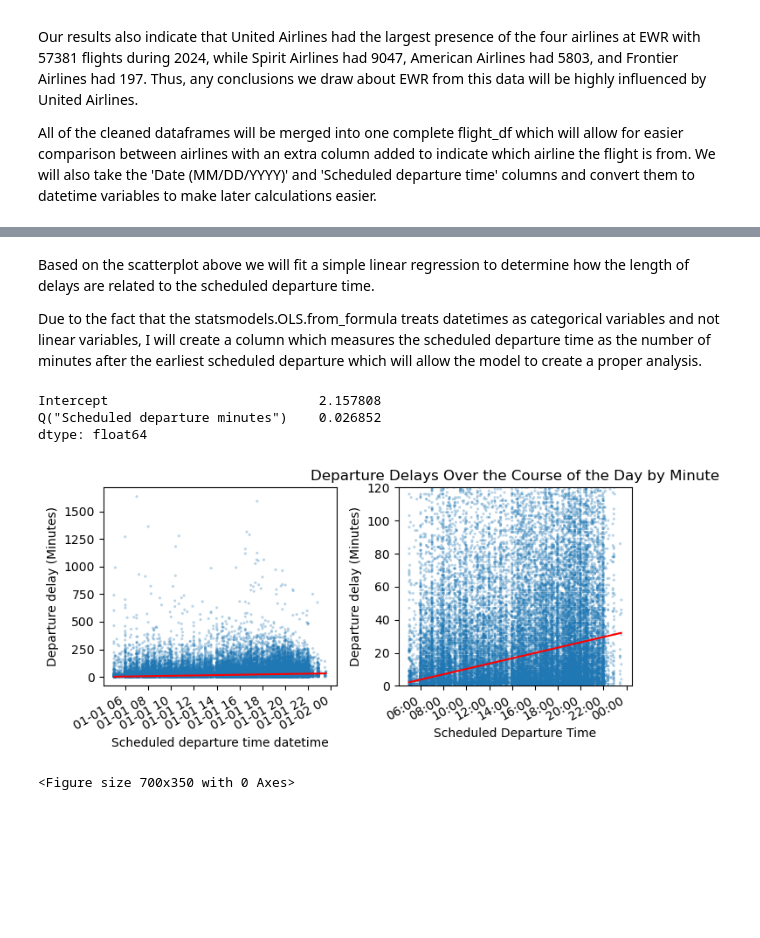
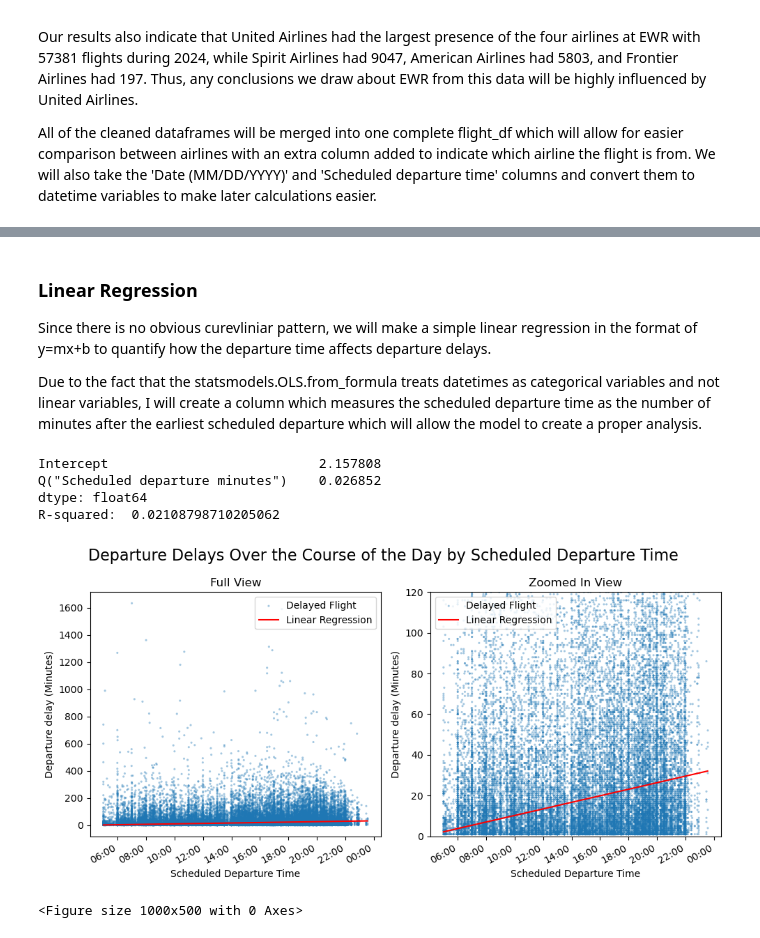
Before and after one commit to grace-blip/Newark_Airport_Delays, a Jupyter notebook: Delay_Analysis.ipynb, the cells around one changed output, grey strips where cells are left out. Saved outputs shown, nothing was run; the diff lists cells and outputs as text; code cells hidden in the pictures; blank space fills up the shorter version.

```diff
--- a/Delay_Analysis.ipynb
+++ b/Delay_Analysis.ipynb
@@ -205,13 +215,23 @@ In this section we will first look at how the length departure delays relate to
 # Add a column titled Positive Delay which will be a binary variable indicating if the delay was greater than 0 minutes
 flight_df['Positive Delay'] = [False if delay <= 0 else True for delay in flight_df['Departure delay (Minutes)']]
 # %%
-#TODO: formatt this to look nicer, add a vertical histogram or boxplot or something to demonstrate how most delays are very small
+#Plot initial scatterplot of delay lengths over the course of the day
+plt.rcParams["figure.figsize"] = [10.0, 5.0]
+plt.rcParams["figure.autolayout"] = True
+f, axes = plt.subplots(1, 2)
 
-sns.scatterplot(data = flight_df.loc[flight_df['Positive Delay'] == True], x = 'Scheduled departure time datetime', y = 'Departure delay (Minutes)', alpha = 0.3, s=5, edgecolor='none')
-plt.gca().xaxis.set_major_formatter(DateFormatter("%H:%M"))
+#Create the histogram
+sns.histplot(data = flight_df.loc[flight_df['Positive Delay'] == True], x = 'Departure delay (Minutes)', ax = axes[0])
+axes[0].set_xlabel('Delay Length')
+axes[0].set_title('Number of Departure Delays by Length')
+
+# Create the scatterplot
+sns.scatterplot(data = flight_df.loc[flight_df['Positive Delay'] == True], x = 'Scheduled departure time datetime', y = 'Departure delay (Minutes)', alpha = 0.3, s=5, edgecolor='none', ax = axes[1])
+axes[1].xaxis.set_major_formatter(DateFormatter("%H:%M"))
 plt.gcf().autofmt_xdate()
-plt.xlabel('Scheduled Departure Time')
-plt.title('Departure Delays Over the Course of the Day by Minute')
+axes[1].set_xlabel('Scheduled Departure Time')
+axes[1].set_title('Departure Delays Over the Course of the Day by Minute')
+
 plt.show()
 plt.clf()
 # %% [output]
@@ -220,5 +245,8 @@ plt.clf()
 # %% [markdown]
-Based on the scatterplot above we will fit a simple linear regression to determine how the length of delays are related to the scheduled departure time.
+<a id='delay_day_time_plan_regression'></a>
+### Linear Regression
+
+Since there is no obvious curevliniar pattern, we will make a simple linear regression in the format of y=mx+b to quantify how the departure time affects departure delays.
 
 Due to the fact that the statsmodels.OLS.from_formula treats datetimes as categorical variables and not linear variables, I will create a column which measures the scheduled departure time as the number of minutes after the earliest scheduled departure which will allow the model to create a proper analysis.
 # %%
@@ -230,49 +258,55 @@ latest_flight_minutes_after_earliest = latest_minus_earliest_flight_datetime.tot
 
 flight_df['Scheduled departure minutes'] = (flight_df['Scheduled departure time datetime']-earliest_flight_datetime).dt.total_seconds()/60
 # %%
-# Create the delay model here:
+# Create the delay model
 delay_over_day_minutes_model = sm.OLS.from_formula('Q("Departure delay (Minutes)") ~ Q("Scheduled departure minutes")', data=flight_df)
-
-# Fit the model here:
+# Fit the delay model
 delay_over_day_minutes_results = delay_over_day_minutes_model.fit()
-
-# Print the coefficients here:
+# Pring the coefficients
 print(delay_over_day_minutes_results.params)
+# Print the r-squared value
+print('R-squared: ',delay_over_day_minutes_results.rsquared)
 # %% [output]
 Intercept                           2.157808
 Q("Scheduled departure minutes")    0.026852
 dtype: float64
+R-squared:  0.02108798710205062
 # %%
 # Plot the fitted model over the scatterplot
 
 # To plot the model we will create columns of the same times measured as minutes after the earliest flight, and as a datetime
 flight_departure_after_earliest_df=pd.DataFrame(range(0, int(latest_flight_minutes_after_earliest), 1), columns = ['Minutes'])
 flight_departure_after_earliest_df['TimeDelta'] = pd.to_timedelta(flight_departure_after_earliest_df['Minutes'], unit='m')
 flight_departure_after_earliest_df['Datetime'] = flight_departure_after_earliest_df['TimeDelta'] + earliest_flight_datetime
 
 #Plot the fitted model over the fully zoomed out scatterplot
-plt.rcParams["figure.figsize"] = [7.00, 3.50]
+plt.rcParams["figure.figsize"] = [10.0, 5.0]
 plt.rcParams["figure.autolayout"] = True
 f, axes = plt.subplots(1, 2)
-sns.scatterplot(data = flight_df.loc[flight_df['Positive Delay'] == True], x = 'Scheduled departure time datetime', y = 'Departure delay (Minutes)', alpha = 0.3, s=5, edgecolor='none',ax=axes[0])
-plt.gca().xaxis.set_major_formatter(DateFormatter("%H:%M"))
+
+sns.scatterplot(data = flight_df.loc[flight_df['Positive Delay'] == True], x = 'Scheduled departure time datetime', y = 'Departure delay (Minutes)', alpha = 0.4, s=5, edgecolor='none',ax=axes[0], label = 'Delayed Flight')
+axes[0].xaxis.set_major_formatter(DateFormatter("%H:%M"))
 plt.gcf().autofmt_xdate()
-sns.lineplot(x = flight_departure_after_earliest_df['Datetime'], y = delay_over_day_minutes_results.params[0]+delay_over_day_minutes_results.params[1]*flight_departure_after_earliest_df['Minutes'], color = 'red', ax=axes[0])
+sns.lineplot(x = flight_departure_after_earliest_df['Datetime'], y = delay_over_day_minutes_results.params.iloc[0]+delay_over_day_minutes_results.params.iloc[1]*flight_departure_after_earliest_df['Minutes'], color = 'red', ax=axes[0], label = 'Linear Regression')
+axes[0].set_xlabel('Scheduled Departure Time')
+axes[0].set_title('Full View')
 
 
 #Plot the fitted model over a more zoomed in scatterplot
-sns.scatterplot(data = flight_df.loc[flight_df['Positive Delay'] == True], x = 'Scheduled departure time datetime', y = 'Departure delay (Minutes)', alpha = 0.3, s=5, edgecolor='none',ax=axes[1])
+sns.scatterplot(data = flight_df.loc[flight_df['Positive Delay'] == True], x = 'Scheduled departure time datetime', y = 'Departure delay (Minutes)', alpha = 0.4, s=5, edgecolor='none',ax=axes[1], label = 'Delayed Flight')
 axes[1].set_ylim(0,120)
-plt.gca().xaxis.set_major_formatter(DateFormatter("%H:%M"))
+axes[1].xaxis.set_major_formatter(DateFormatter("%H:%M"))
 plt.gcf().autofmt_xdate()
-sns.lineplot(x = flight_departure_after_earliest_df['Datetime'], y = delay_over_day_minutes_results.params[0]+delay_over_day_minutes_results.params[1]*flight_departure_after_earliest_df['Minutes'], color = 'red', ax=axes[1])
+sns.lineplot(x = flight_departure_after_earliest_df['Datetime'], y = delay_over_day_minutes_results.params.iloc[0]+delay_over_day_minutes_results.params.iloc[1]*flight_departure_after_earliest_df['Minutes'], color = 'red', ax=axes[1], label = 'Linear Regression')
+axes[1].set_xlabel('Scheduled Departure Time')
+axes[1].set_title('Zoomed In View')
 
 
-#TODO: make the labels look nicer and make the plots larger and make the fitted line look nicer and add legend etc.
-plt.xlabel('Scheduled Departure Time')
-plt.title('Departure Delays Over the Course of the Day by Minute')
+#Plot scatterplots and linear regression
+f.suptitle("Departure Delays Over the Course of the Day by Scheduled Departure Time", fontsize=16)
+plt.legend()
 plt.show()
 plt.clf()
 # %% [output]
-[figure, old version]
+[figure, new version]
-<Figure size 700x350 with 0 Axes>
+<Figure size 1000x500 with 0 Axes>
```
Also changed, not shown: parts of 8 cells of this notebook.
